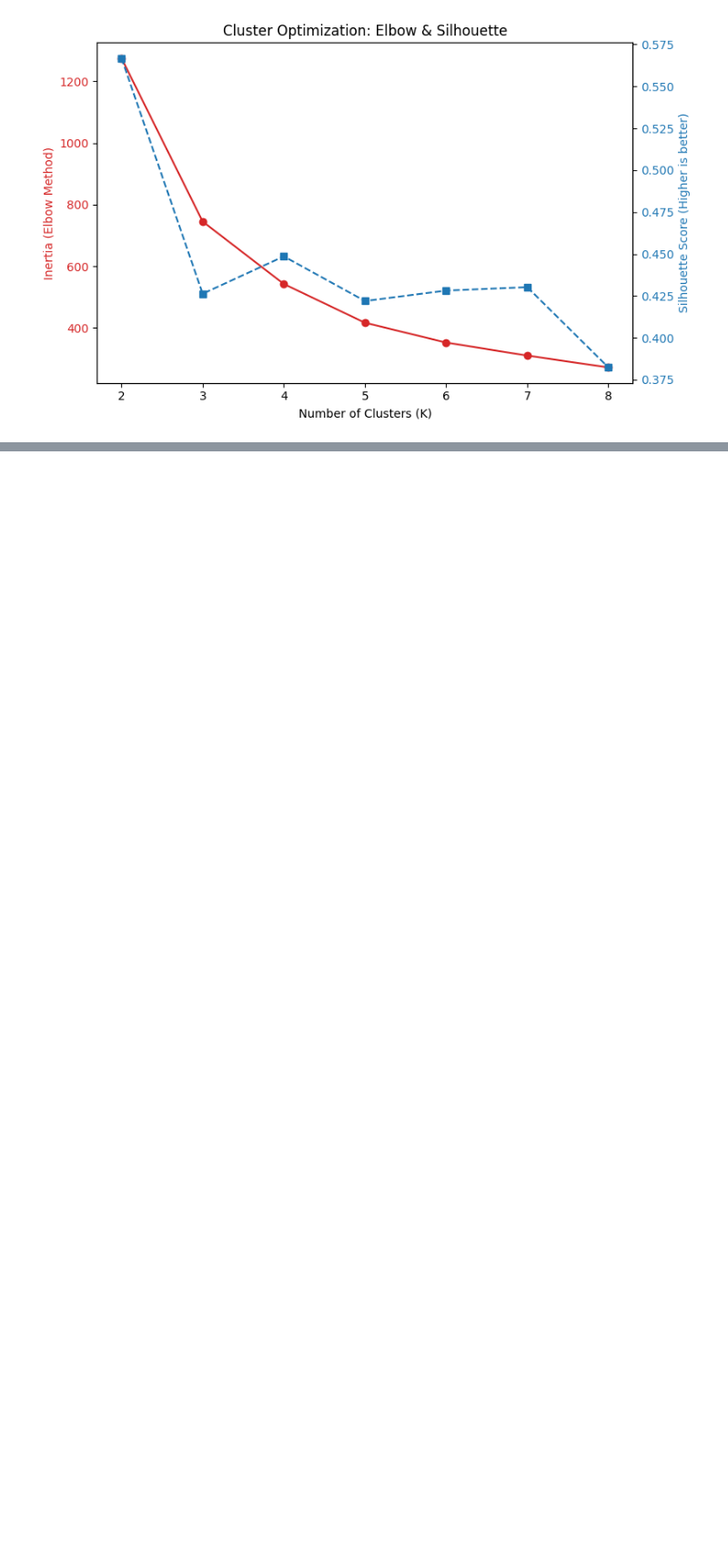
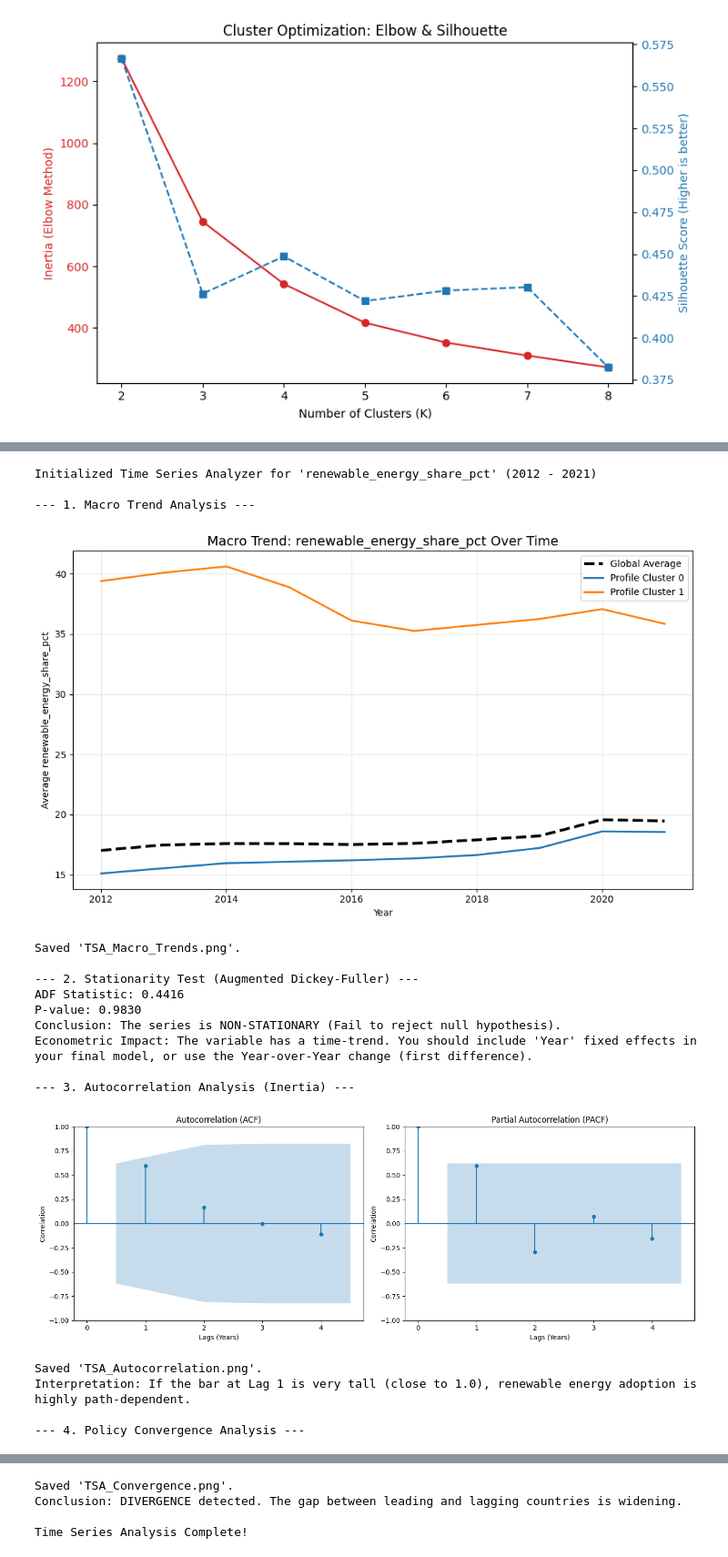
Before and after one commit to ACQian/ISEG_ProgrammingForDataScience, a Jupyter notebook: Project/code/code.ipynb, the cells around one changed output, grey strips where cells are left out. Shown at 91% size. Drawn from its saved outputs; the diff is of its cells as text; code cells hidden in the pictures; blank space fills up the shorter version.

```diff
--- a/Project/code/code.ipynb
+++ b/Project/code/code.ipynb
@@ -237,0 +200,26 @@ Profiling Complete! Final dataframe is ready for Time Series / FE modeling.
+# %%
+# Load your final clustered dataframe
+final_df = pd.read_csv("Final_Panel_With_Profiles.csv")
+
+# Initialize and run
+ts_analyzer = TimeSeriesAnalyzer(dataframe=final_df, target_var='renewable_energy_share_pct')
+ts_analyzer.run_all()
+# %% [output]
+Initialized Time Series Analyzer for 'renewable_energy_share_pct' (2012 - 2021)
+
+--- 1. Macro Trend Analysis ---
+[figure, added]
+Saved 'TSA_Macro_Trends.png'.
+
+--- 2. Stationarity Test (Augmented Dickey-Fuller) ---
+ADF Statistic: 0.4416
+P-value: 0.9830
+Conclusion: The series is NON-STATIONARY (Fail to reject null hypothesis).
+Econometric Impact: The variable has a time-trend. You should include 'Year' fixed effects in your final model, or use the Year-over-Year change (first difference).
+
+--- 3. Autocorrelation Analysis (Inertia) ---
+[figure, added]
+Saved 'TSA_Autocorrelation.png'.
+Interpretation: If the bar at Lag 1 is very tall (close to 1.0), renewable energy adoption is highly path-dependent.
+
+--- 4. Policy Convergence Analysis ---
@@ -237,0 +227,4 @@ Profiling Complete! Final dataframe is ready for Time Series / FE modeling.
+Saved 'TSA_Convergence.png'.
+Conclusion: DIVERGENCE detected. The gap between leading and lagging countries is widening.
+
+Time Series Analysis Complete!
```
Also changed, not shown: parts of 22 cells of this notebook, 5 other files.
